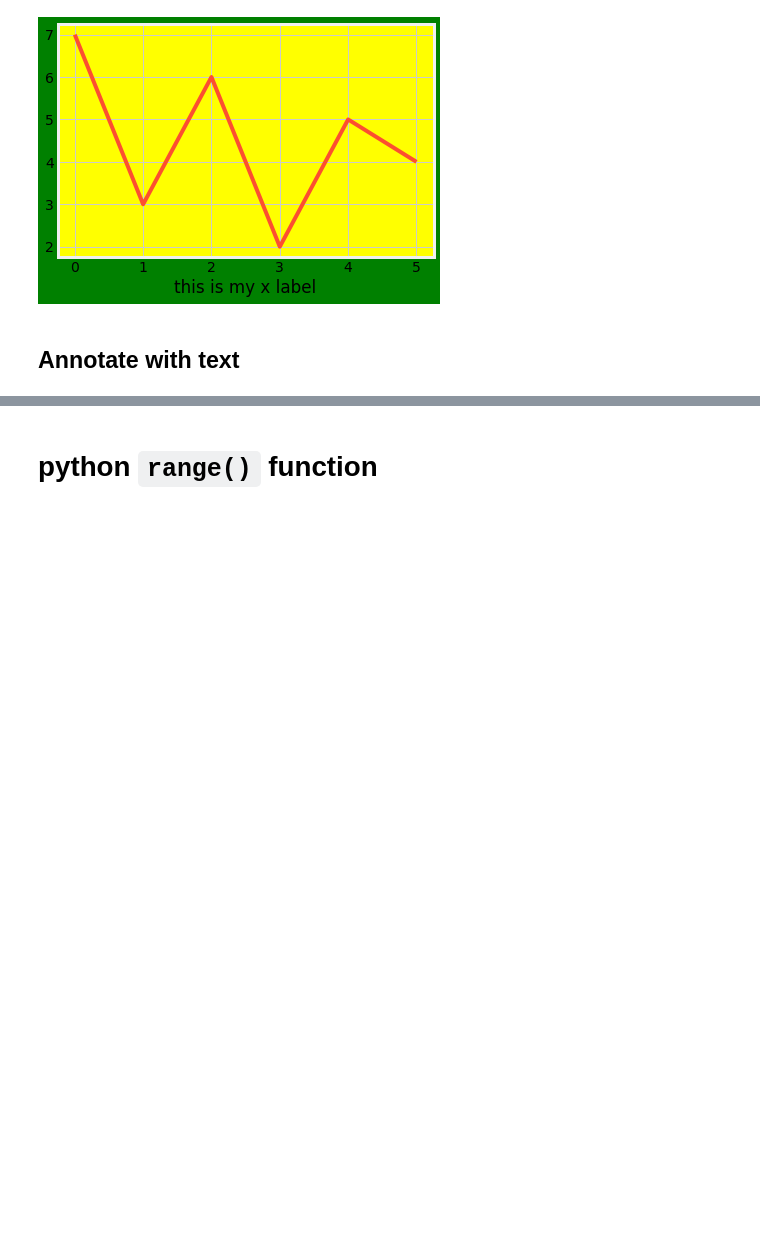
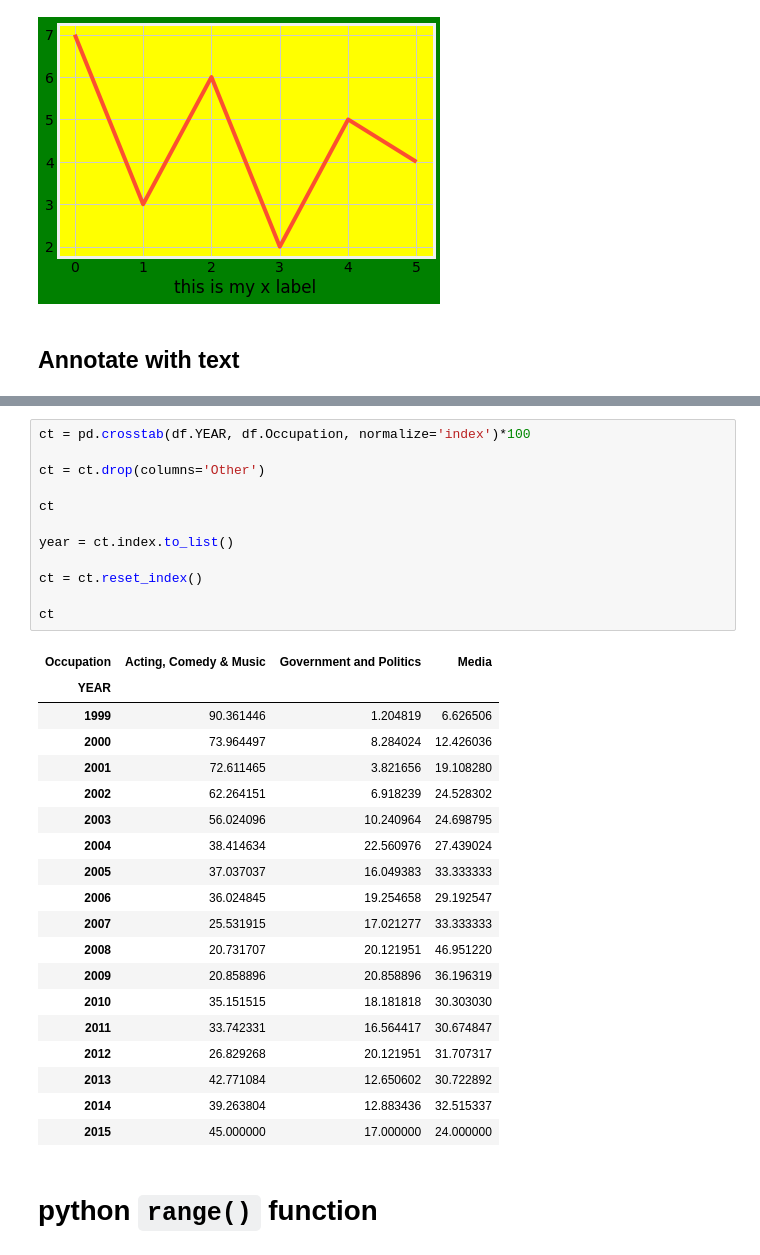
Before and after one commit to nsriniva/DS-Unit-1-Sprint-1-Data-Wrangling-and-Storytelling, a Jupyter notebook: module4-make-explanatory-visualizations/LS_DSPT9_114_Make_Explanatory_Visualizations.ipynb, the cells around one changed output, grey strips where cells are left out. Saved outputs shown, nothing was run; the diff lists cells and outputs as text; blank space fills up the shorter version.

```diff
--- a/module4-make-explanatory-visualizations/LS_DSPT9_114_Make_Explanatory_Visualizations.ipynb
+++ b/module4-make-explanatory-visualizations/LS_DSPT9_114_Make_Explanatory_Visualizations.ipynb
@@ -443,3 +499,35 @@ ax.set_facecolor(color='white')
+# %%
+ct = pd.crosstab(df.YEAR, df.Occupation, normalize='index')*100
+
+ct = ct.drop(columns='Other')
+
+ct
+
+year = ct.index.to_list()
+
+ct = ct.reset_index()
+
+ct
+# %% [output]
+| Occupation | Acting, Comedy & Music | Government and Politics | Media |
+| YEAR |  |  |  |
+| 1999 | 90.361446 | 1.204819 | 6.626506 |
+| 2000 | 73.964497 | 8.284024 | 12.426036 |
+| 2001 | 72.611465 | 3.821656 | 19.108280 |
+| 2002 | 62.264151 | 6.918239 | 24.528302 |
+| 2003 | 56.024096 | 10.240964 | 24.698795 |
+| 2004 | 38.414634 | 22.560976 | 27.439024 |
+| 2005 | 37.037037 | 16.049383 | 33.333333 |
+| 2006 | 36.024845 | 19.254658 | 29.192547 |
+| 2007 | 25.531915 | 17.021277 | 33.333333 |
+| 2008 | 20.731707 | 20.121951 | 46.951220 |
+| 2009 | 20.858896 | 20.858896 | 36.196319 |
+| 2010 | 35.151515 | 18.181818 | 30.303030 |
+| 2011 | 33.742331 | 16.564417 | 30.674847 |
+| 2012 | 26.829268 | 20.121951 | 31.707317 |
+| 2013 | 42.771084 | 12.650602 | 30.722892 |
+| 2014 | 39.263804 | 12.883436 | 32.515337 |
+| 2015 | 45.000000 | 17.000000 | 24.000000 |
 # %% [markdown]
 # python `range()` function
 # %%
```
Also changed, not shown: parts of 6 cells of this notebook.
